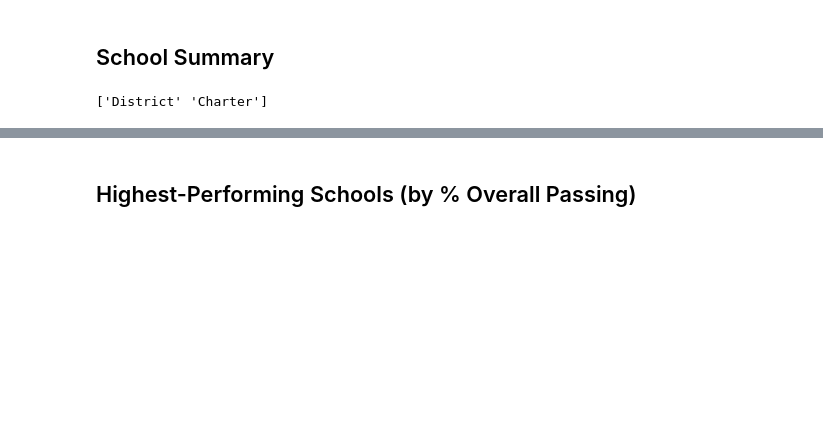
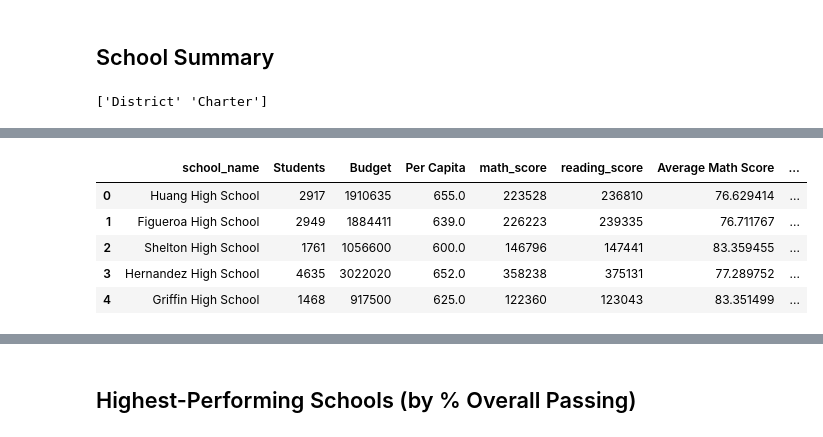
Before and after one commit to BlufferMK/pandas_challenge, a Jupyter notebook: PyCitySchools/PyCitySchools_newipynb.ipynb, the cells around one changed output, grey strips where cells are left out. Cells and saved outputs as stored; diff of their text form; code cells hidden in the pictures; blank space fills up the shorter version.

```diff
--- a/PyCitySchools/PyCitySchools_newipynb.ipynb
+++ b/PyCitySchools/PyCitySchools_newipynb.ipynb
@@ -128,0 +224,29 @@ per_school_reading =
+# %%
+# Calculate the number of students per school with math scores of 70 or higher
+
+Hu_pass_math_count = Huang_df[(Huang_df["math_score"] >= 70)].count()["student_name"]
+Ba_pass_math_count = Bailey_df[(Bailey_df["math_score"] >= 70)].count()["student_name"]
+Ca_pass_math_count = Cabrera_df[(Cabrera_df["math_score"] >= 70)].count()["student_name"]
+Fi_pass_math_count = Figueroa_df[(Figueroa_df["math_score"] >= 70)].count()["student_name"]
+Fo_pass_math_count = Ford_df[(Ford_df["math_score"] >= 70)].count()["student_name"]
+Gr_pass_math_count = Griffin_df[(Griffin_df["math_score"] >= 70)].count()["student_name"]
+He_pass_math_count = Hernandez_df[(Hernandez_df["math_score"] >= 70)].count()["student_name"]
+Ho_pass_math_count = Holden_df[(Holden_df["math_score"] >= 70)].count()["student_name"]
+Jo_pass_math_count = Johnson_df[(Johnson_df["math_score"] >= 70)].count()["student_name"]
+Pe_pass_math_count = Pena_df[(Pena_df["math_score"] >= 70)].count()["student_name"]
+Ro_pass_math_count = Rodriguez_df[(Rodriguez_df["math_score"] >= 70)].count()["student_name"]
+Sh_pass_math_count = Shelton_df[(Shelton_df["math_score"] >= 70)].count()["student_name"]
+Th_pass_math_count = Thomas_df[(Thomas_df["math_score"] >= 70)].count()["student_name"]
+Wi_pass_math_count = Wilson_df[(Wilson_df["math_score"] >= 70)].count()["student_name"]
+Wr_pass_math_count = Wright_df[(Wright_df["math_score"] >= 70)].count()["student_name"]
+
+tot_scores_df['pass_math_count']=[Hu_pass_math_count,Ba_pass_math_count,Ca_pass_math_count,Fi_pass_math_count,Fo_pass_math_count,Gr_pass_math_count,He_pass_math_count,Ho_pass_math_count, Jo_pass_math_count,Pe_pass_math_count,Ro_pass_math_count,Sh_pass_math_count,Th_pass_math_count,Wi_pass_math_count,Wr_pass_math_count]
+
+tot_scores_df.head()
+# %% [output]
+|  | school_name | Students | Budget | Per Capita | math_score | reading_score | Average Math Score | ... |
+| 0 | Huang High School | 2917 | 1910635 | 655.0 | 223528 | 236810 | 76.629414 | ... |
+| 1 | Figueroa High School | 2949 | 1884411 | 639.0 | 226223 | 239335 | 76.711767 | ... |
+| 2 | Shelton High School | 1761 | 1056600 | 600.0 | 146796 | 147441 | 83.359455 | ... |
+| 3 | Hernandez High School | 4635 | 3022020 | 652.0 | 358238 | 375131 | 77.289752 | ... |
+| 4 | Griffin High School | 1468 | 917500 | 625.0 | 122360 | 123043 | 83.351499 | ... |
```
Also changed, not shown: parts of 12 cells of this notebook.
